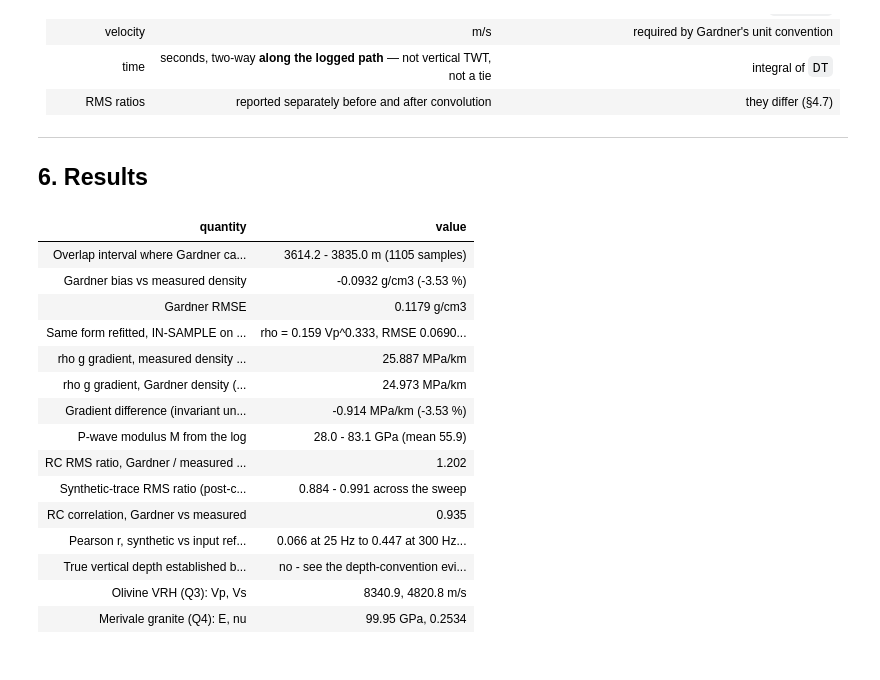
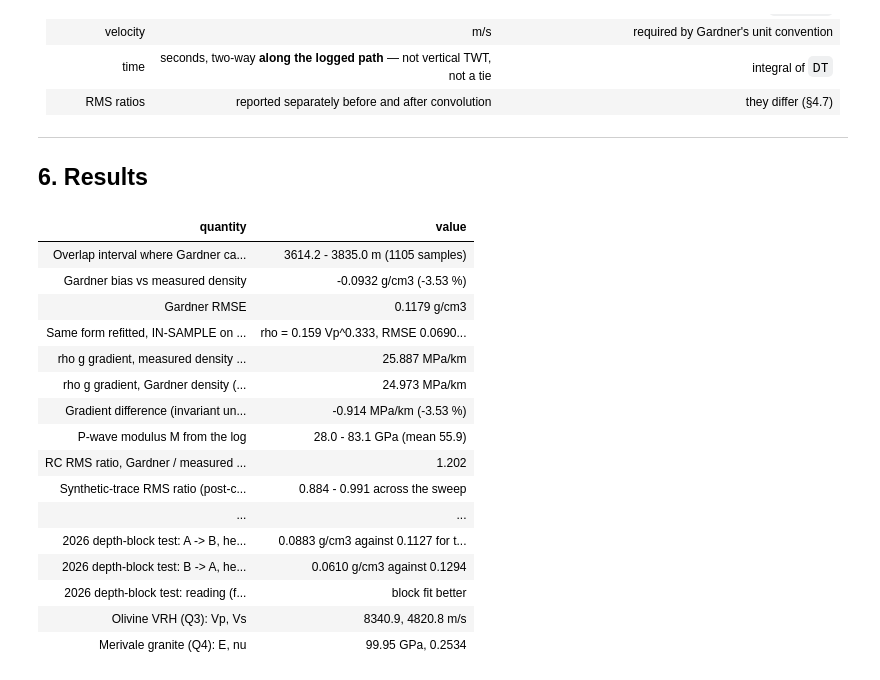
Before and after one commit to abdelghafarfouda/manchester-msc-projects, a Jupyter notebook: subsurface-mechanics-and-geoengineering/SeisGeoMech/notebooks/SeisGeoMech.ipynb, the cells around one changed output. Drawn from its saved outputs; the diff is of its cells as text; code cells hidden in the pictures.

```diff
--- a/subsurface-mechanics-and-geoengineering/SeisGeoMech/notebooks/SeisGeoMech.ipynb
+++ b/subsurface-mechanics-and-geoengineering/SeisGeoMech/notebooks/SeisGeoMech.ipynb
@@ -566,0 +584,13 @@ averages and the resulting velocities, with the check *"does this fit with the v
+# %%
+from seisgeomech import depth_blocks as db
+
+cfg = db.load_config(ROOT / "configs" / "depth_blocks.json")
+record, labelled = db.derive_split(db.paired_samples(log), cfg)
+db.check_frozen(record, cfg)     # raises unless this is exactly the frozen split
+print("design:", cfg["status"])
+for name in ("A", "excluded", "B"):
+    b = record["blocks"][name]
+    print(f"  {name:9s} n = {b['n']:4d}   {b['depth_m_first']:8.2f} - {b['depth_m_last']:8.2f} m   "
+          f"Vp {b['vp_min_m_s']:5.0f} - {b['vp_max_m_s']:5.0f} m/s")
+print(f"  last A sample to first B sample: {record['separation_last_A_to_first_B_m']:.1f} m "
+      "along the logged coordinate")
@@ -566,0 +603,17 @@ averages and the resulting velocities, with the check *"does this fit with the v
+# %%
+scores, pred = db.score(labelled, record, cfg)
+rows = []
+for name, d in scores["directions"].items():
+    h, s = d["held_out_block_fit"], d["held_out_supplied_gardner"]
+    g = d["rho_g_gradient_over_evaluation_block"]
+    rows.append((name.replace("_to_", " -> "),
+                 f"{d['fitted_coefficient_a']:.4f} Vp^{d['fitted_exponent_b']:.4f}", h["n"],
+                 h["bias_gcc"], h["rmse_gcc"], h["mae_gcc"], s["bias_gcc"], s["rmse_gcc"], s["mae_gcc"],
+                 g["block_fit_minus_measured_MPa_per_km"], g["supplied_minus_measured_MPa_per_km"],
+                 d["reading"]))
+held_out = pd.DataFrame(rows, columns=[
+    "direction", "fitted on training block", "n",
+    "block fit: bias", "RMSE", "MAE", "supplied: bias", "supplied RMSE", "supplied MAE",
+    "rho g error, block fit (MPa/km, 1-D)", "rho g error, supplied (MPa/km, 1-D)", "reading"])
+print("overall reading (frozen rule):", scores["overall_reading"])
+held_out.style.hide(axis="index")
@@ -716,36 +826,40 @@ s = res.scalars
 summary = pd.DataFrame([
     ("Overlap interval where Gardner can be tested", f"{s['overlap_top_m']:.1f} - {s['overlap_base_m']:.1f} m ({s['overlap_n']} samples)"),
     ("Gardner bias vs measured density",             f"{s['gardner_bias_gcc']:+.4f} g/cm3  ({s['gardner_bias_pct']:+.2f} %)"),
     ("Gardner RMSE",                                 f"{s['gardner_rmse_gcc']:.4f} g/cm3"),
     ("Same form refitted, IN-SAMPLE on these points", f"rho = {s['gardner_refit_coefficient']:.3f} Vp^{s['gardner_refit_exponent']:.3f}, RMSE {s['gardner_refit_rmse_gcc']:.4f} g/cm3 ({s['gardner_refit_rmse_reduction_pct_in_sample']:.1f} % lower on the calibration data)"),
     ("rho g gradient, measured density (1-D)",       f"{s['rho_g_gradient_measured_MPa_per_km']:.3f} MPa/km"),
     ("rho g gradient, Gardner density (1-D)",        f"{s['rho_g_gradient_gardner_MPa_per_km']:.3f} MPa/km"),
     ("Gradient difference (invariant under uniform scaling)", f"{s['rho_g_gradient_difference_MPa_per_km']:+.3f} MPa/km ({s['rho_g_gradient_difference_pct']:+.2f} %)"),
     ("P-wave modulus M from the log",                f"{s['p_wave_modulus_min_GPa']:.1f} - {s['p_wave_modulus_max_GPa']:.1f} GPa (mean {s['p_wave_modulus_mean_GPa']:.1f})"),
     ("RC RMS ratio, Gardner / measured (pre-conv.)", f"{s['rc_rms_ratio_gardner_over_measured_pre_convolution']:.3f}"),
     ("Synthetic-trace RMS ratio (post-conv.)",       f"{s['synthetic_rms_ratio_min']:.3f} - {s['synthetic_rms_ratio_max']:.3f} across the sweep"),
     ("RC correlation, Gardner vs measured",          f"{s['rc_correlation']:.3f}"),
     ("Pearson r, synthetic vs input reflectivity",   f"{res.tables['resolution_sweep'].iloc[0]['corr_synthetic_vs_reflectivity_measured']:.3f} at 25 Hz to {res.tables['resolution_sweep'].iloc[-1]['corr_synthetic_vs_reflectivity_measured']:.3f} at 300 Hz (similarity measure only)"),
     ("True vertical depth established by the file",  "no - see the depth-convention evidence table"),
+    ("2026 depth-block test: A -> B, held-out RMSE", f"{scores['directions']['A_to_B']['held_out_block_fit']['rmse_gcc']:.4f} g/cm3 against {scores['directions']['A_to_B']['held_out_supplied_gardner']['rmse_gcc']:.4f} for the supplied relation on the same samples"),
+    ("2026 depth-block test: B -> A, held-out RMSE", f"{scores['directions']['B_to_A']['held_out_block_fit']['rmse_gcc']:.4f} g/cm3 against {scores['directions']['B_to_A']['held_out_supplied_gardner']['rmse_gcc']:.4f}"),
+    ("2026 depth-block test: reading (frozen rule)", scores["overall_reading"]),
     ("Olivine VRH (Q3): Vp, Vs",                     f"{res.arrays['olivine'].vp_m_s:.1f}, {res.arrays['olivine'].vs_m_s:.1f} m/s"),
     ("Merivale granite (Q4): E, nu",                 f"{res.arrays['merivale'].E_Pa/1e9:.2f} GPa, {res.arrays['merivale'].nu:.4f}"),
 ], columns=["quantity", "value"])
 summary.style.hide(axis="index")
 # %% [output]
 | quantity | value |
 | Overlap interval where Gardner ca... | 3614.2 - 3835.0 m (1105 samples) |
 | Gardner bias vs measured density | -0.0932 g/cm3 (-3.53 %) |
 | Gardner RMSE | 0.1179 g/cm3 |
 | Same form refitted, IN-SAMPLE on ... | rho = 0.159 Vp^0.333, RMSE 0.0690... |
 | rho g gradient, measured density ... | 25.887 MPa/km |
 | rho g gradient, Gardner density (... | 24.973 MPa/km |
 | Gradient difference (invariant un... | -0.914 MPa/km (-3.53 %) |
 | P-wave modulus M from the log | 28.0 - 83.1 GPa (mean 55.9) |
 | RC RMS ratio, Gardner / measured ... | 1.202 |
 | Synthetic-trace RMS ratio (post-c... | 0.884 - 0.991 across the sweep |
-| RC correlation, Gardner vs measured | 0.935 |
-| Pearson r, synthetic vs input ref... | 0.066 at 25 Hz to 0.447 at 300 Hz... |
-| True vertical depth established b... | no - see the depth-convention evi... |
+| ... | ... |
+| 2026 depth-block test: A -> B, he... | 0.0883 g/cm3 against 0.1127 for t... |
+| 2026 depth-block test: B -> A, he... | 0.0610 g/cm3 against 0.1294 |
+| 2026 depth-block test: reading (f... | block fit better |
 | Olivine VRH (Q3): Vp, Vs | 8340.9, 4820.8 m/s |
 | Merivale granite (Q4): E, nu | 99.95 GPa, 0.2534 |
 # %% [markdown]
```
Also changed, not shown: parts of 12 cells of this notebook, 4 other files.
